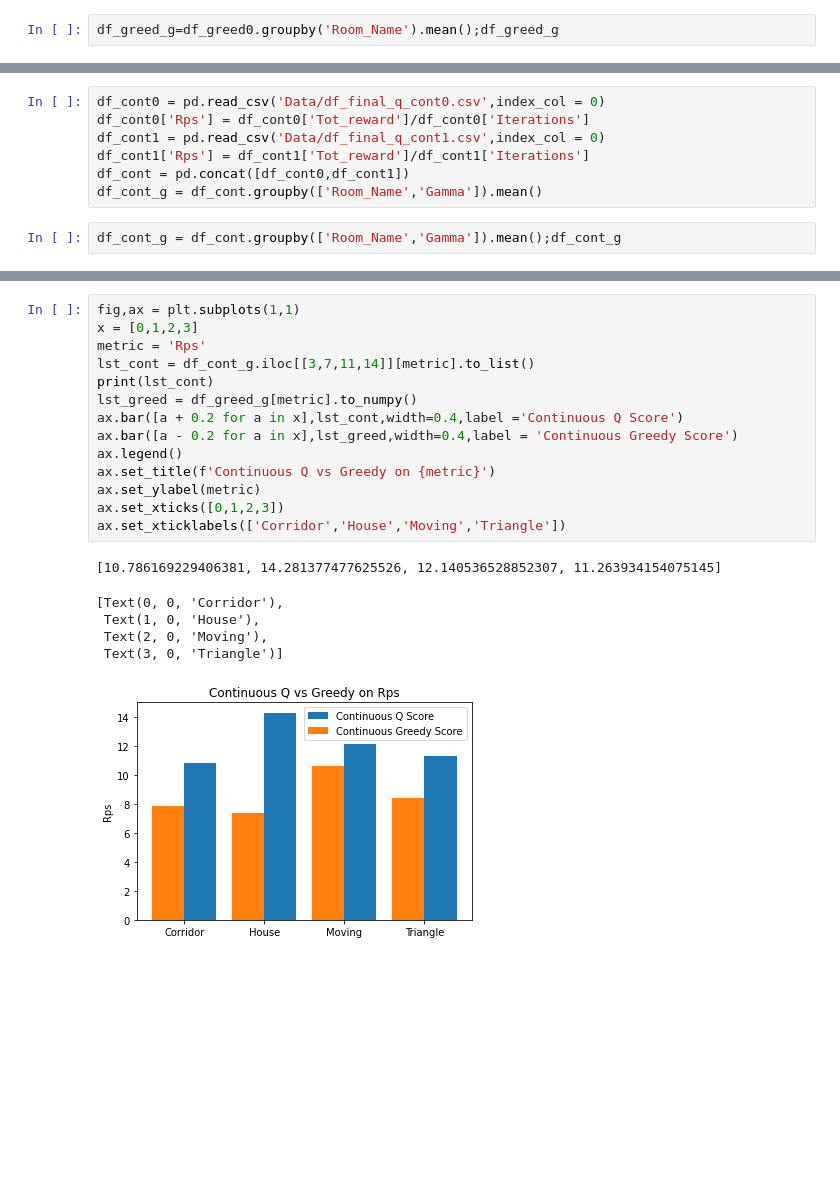
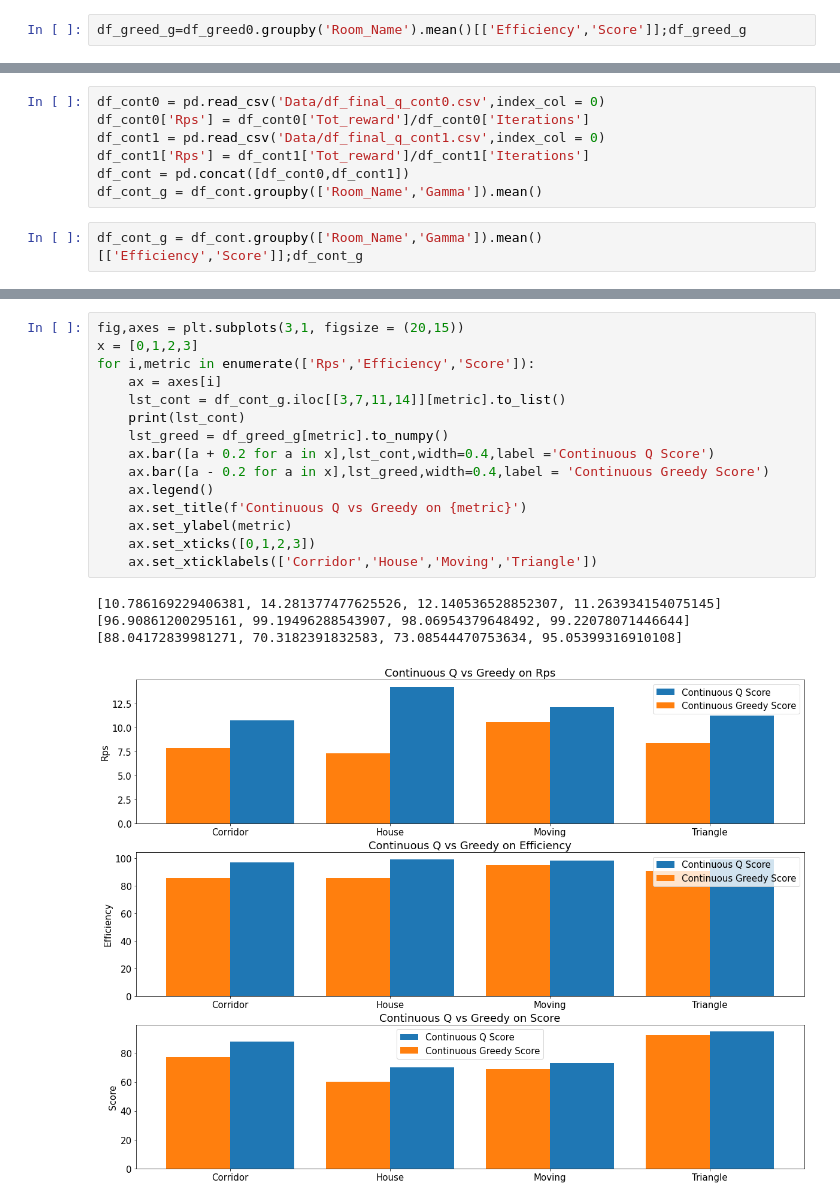
Before and after one commit to nkolln/Data-Intelligence-Challenge-15, a Jupyter notebook: Continuous-Simulations/test.ipynb, the cells around one changed output, grey strips where cells are left out. Saved outputs shown, nothing was run; the diff lists cells and outputs as text; blank space fills up the shorter version.

```diff
--- a/Continuous-Simulations/test.ipynb
+++ b/Continuous-Simulations/test.ipynb
@@ -9,5 +9,5 @@ df_greed2 = pd.read_csv('Data/df_final_greedy2.csv',index_col=0)
 df_greed = pd.concat([df_greed0,df_greed1,df_greed2])#;df_greed
 #df_greed_g = df_greed.groupby('Room_Name').mean();df_greed_g
 # %%
-df_greed_g=df_greed0.groupby('Room_Name').mean();df_greed_g
+df_greed_g=df_greed0.groupby('Room_Name').mean()[['Efficiency','Score']];df_greed_g
 # %% [output]
@@ -25,5 +27,5 @@ df_cont1['Rps'] = df_cont1['Tot_reward']/df_cont1['Iterations']
 df_cont = pd.concat([df_cont0,df_cont1])
 df_cont_g = df_cont.groupby(['Room_Name','Gamma']).mean()
 # %%
-df_cont_g = df_cont.groupby(['Room_Name','Gamma']).mean();df_cont_g
+df_cont_g = df_cont.groupby(['Room_Name','Gamma']).mean()[['Efficiency','Score']];df_cont_g
 # %% [output]
@@ -58,24 +53,23 @@ df_cont_g.iloc[[3,7,11,14]]
 # %%
-fig,ax = plt.subplots(1,1)
+fig,axes = plt.subplots(3,1, figsize = (20,15))
 x = [0,1,2,3]
-metric = 'Rps'
-lst_cont = df_cont_g.iloc[[3,7,11,14]][metric].to_list()
-print(lst_cont)
-lst_greed = df_greed_g[metric].to_numpy()
-ax.bar([a + 0.2 for a in x],lst_cont,width=0.4,label ='Continuous Q Score')
-ax.bar([a - 0.2 for a in x],lst_greed,width=0.4,label = 'Continuous Greedy Score')
-ax.legend()
-ax.set_title(f'Continuous Q vs Greedy on {metric}')
-ax.set_ylabel(metric)
-ax.set_xticks([0,1,2,3])
-ax.set_xticklabels(['Corridor','House','Moving','Triangle'])
+for i,metric in enumerate(['Rps','Efficiency','Score']):
+    ax = axes[i]
+    lst_cont = df_cont_g.iloc[[3,7,11,14]][metric].to_list()
+    print(lst_cont)
+    lst_greed = df_greed_g[metric].to_numpy()
+    ax.bar([a + 0.2 for a in x],lst_cont,width=0.4,label ='Continuous Q Score')
+    ax.bar([a - 0.2 for a in x],lst_greed,width=0.4,label = 'Continuous Greedy Score')
+    ax.legend()
+    ax.set_title(f'Continuous Q vs Greedy on {metric}')
+    ax.set_ylabel(metric)
+    ax.set_xticks([0,1,2,3])
+    ax.set_xticklabels(['Corridor','House','Moving','Triangle'])
 # %% [output]
 [10.786169229406381, 14.281377477625526, 12.140536528852307, 11.263934154075145]
+[96.90861200295161, 99.19496288543907, 98.06954379648492, 99.22078071446644]
+[88.04172839981271, 70.3182391832583, 73.08544470753634, 95.05399316910108]
-[Text(0, 0, 'Corridor'),
- Text(1, 0, 'House'),
- Text(2, 0, 'Moving'),
- Text(3, 0, 'Triangle')]
-[figure, old version]
+[figure, new version]
 # %%
 def heatmap(columns, rows, scores):
     """ Simple heatmap.
```
Also changed, not shown: parts of 7 cells of this notebook, 15 other files.
